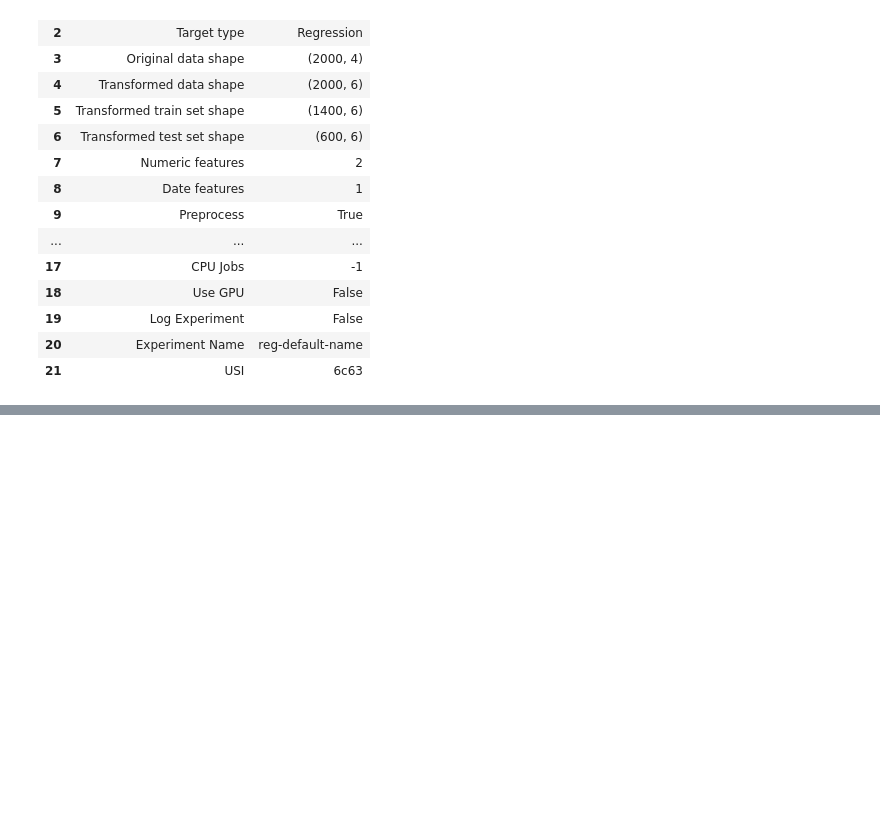
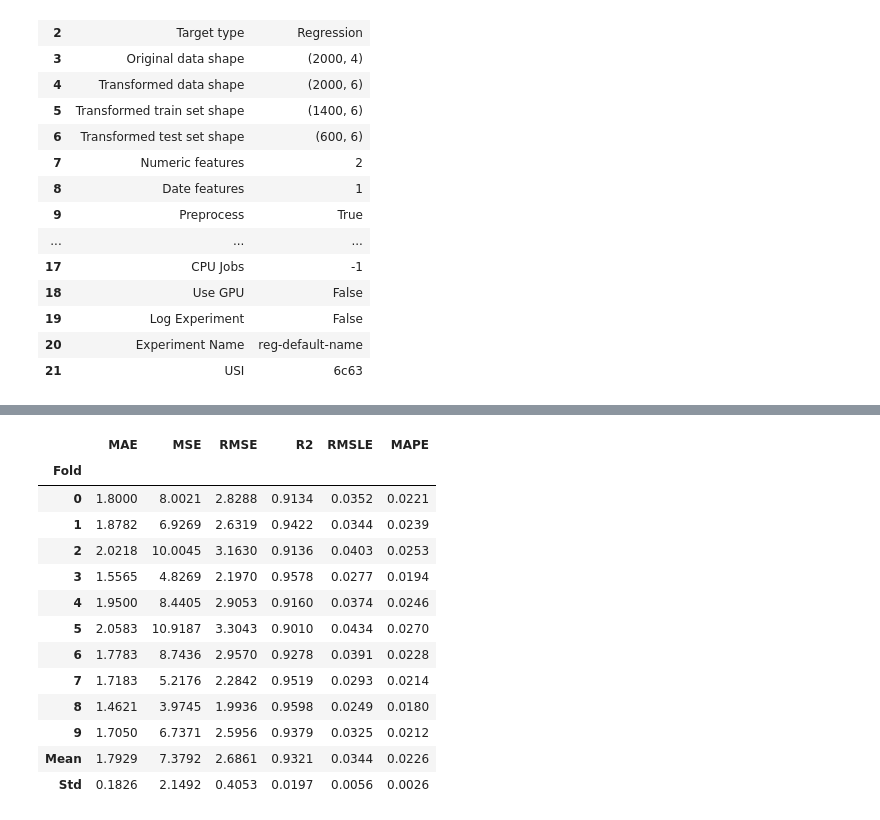
Before and after one commit to jiwlnwza007/termpro-predictPM25, a Jupyter notebook: train_humidity.ipynb, the cells around one changed output, grey strips where cells are left out. Saved outputs shown, nothing was run; the diff lists cells and outputs as text; code cells hidden in the pictures; blank space fills up the shorter version.

```diff
--- a/train_humidity.ipynb
+++ b/train_humidity.ipynb
@@ -88,0 +129,3 @@ best = compare_models()
+# %%
+ensem_best_model = ensemble_model(best_model_tune, n_estimators = 50)
+# %% [output]
@@ -88,0 +133,14 @@ best = compare_models()
+|  | MAE | MSE | RMSE | R2 | RMSLE | MAPE |
+| Fold |  |  |  |  |  |  |
+| 0 | 1.8000 | 8.0021 | 2.8288 | 0.9134 | 0.0352 | 0.0221 |
+| 1 | 1.8782 | 6.9269 | 2.6319 | 0.9422 | 0.0344 | 0.0239 |
+| 2 | 2.0218 | 10.0045 | 3.1630 | 0.9136 | 0.0403 | 0.0253 |
+| 3 | 1.5565 | 4.8269 | 2.1970 | 0.9578 | 0.0277 | 0.0194 |
+| 4 | 1.9500 | 8.4405 | 2.9053 | 0.9160 | 0.0374 | 0.0246 |
+| 5 | 2.0583 | 10.9187 | 3.3043 | 0.9010 | 0.0434 | 0.0270 |
+| 6 | 1.7783 | 8.7436 | 2.9570 | 0.9278 | 0.0391 | 0.0228 |
+| 7 | 1.7183 | 5.2176 | 2.2842 | 0.9519 | 0.0293 | 0.0214 |
+| 8 | 1.4621 | 3.9745 | 1.9936 | 0.9598 | 0.0249 | 0.0180 |
+| 9 | 1.7050 | 6.7371 | 2.5956 | 0.9379 | 0.0325 | 0.0212 |
+| Mean | 1.7929 | 7.3792 | 2.6861 | 0.9321 | 0.0344 | 0.0226 |
+| Std | 0.1826 | 2.1492 | 0.4053 | 0.0197 | 0.0056 | 0.0026 |
```
Also changed, not shown: parts of 9 cells of this notebook.
